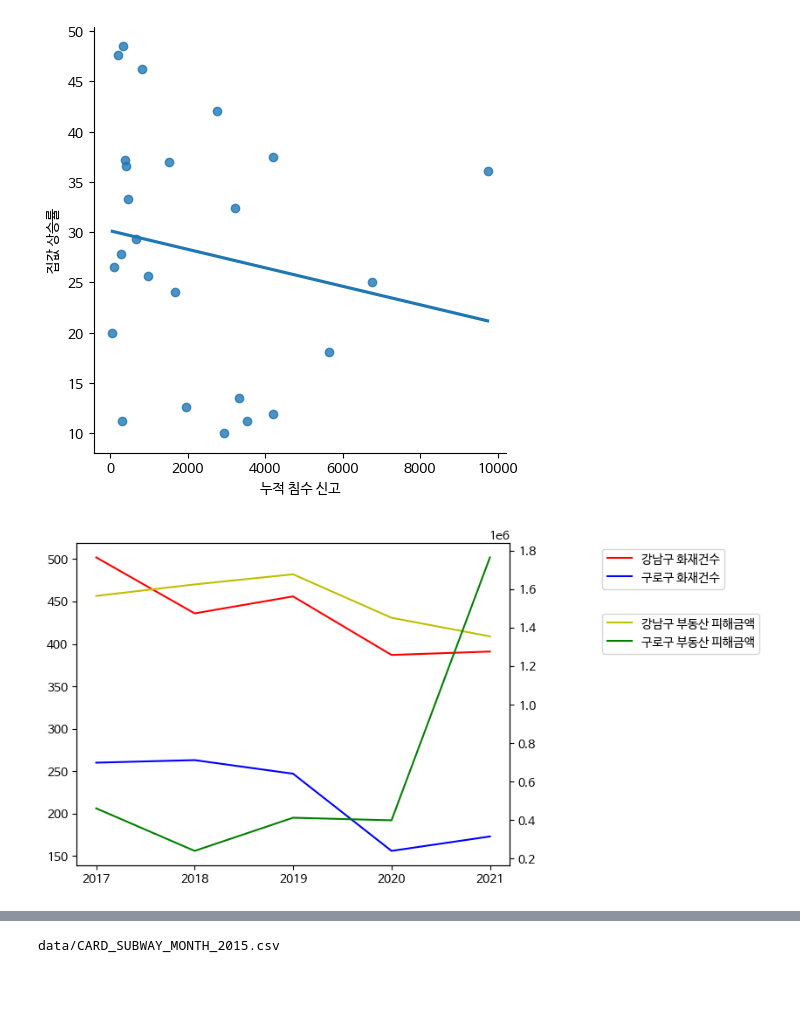
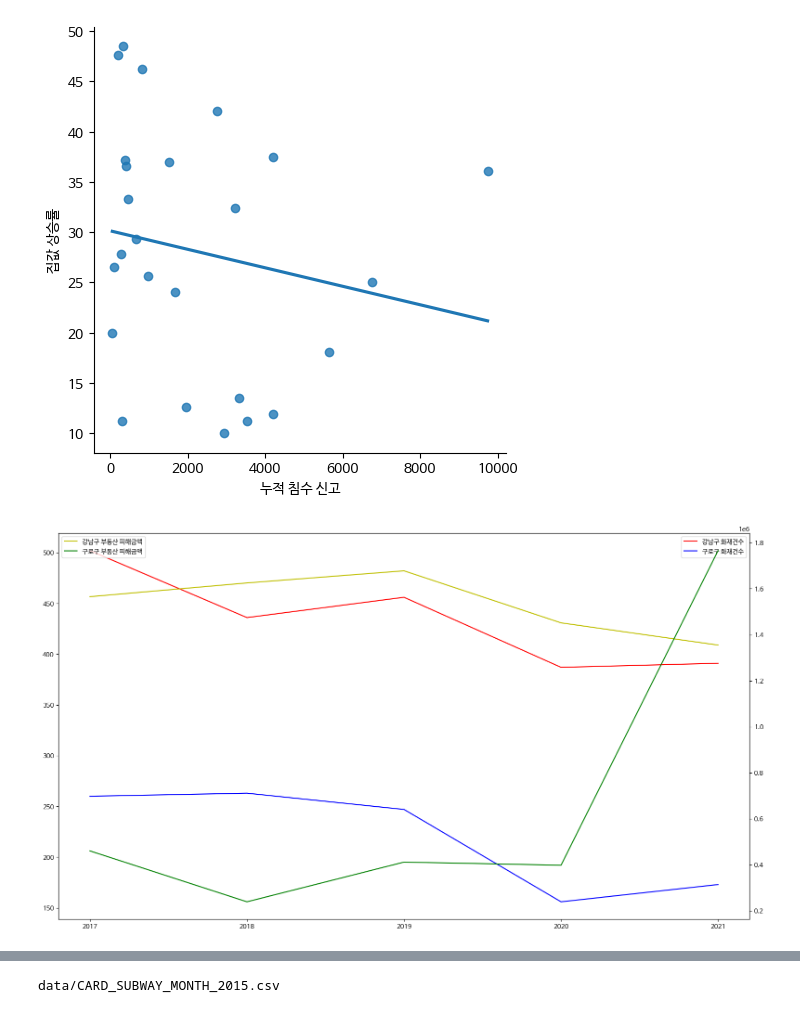
Before and after one commit to cav2280/dcx-1, a Jupyter notebook: main.ipynb, the cells around one changed output, grey strips where cells are left out. Drawn from its saved outputs; the diff is of its cells as text; code cells hidden in the pictures; blank space fills up the shorter version.

```diff
--- a/main.ipynb
+++ b/main.ipynb
@@ -259,6 +265,9 @@ gangnam_jobs=[]
 guro_jobs=[]
 gangnam_house=[]
 guro_house=[]
+dpi = 100
+width = 1920 / dpi
+height = 1080 / dpi
 
 for year in range(2017, 2022):
     gangnampop.append(int(population(year, '강남구')))
@@ -270,7 +279,8 @@ for year in range(2017, 2022):
     gangnam_house.append(float(house_price(year,'강남구')))
     guro_house.append(float(house_price(year,'구로구')))
 
-fig, ax1 = plt.subplots()
+fig, ax1 = plt.subplots(figsize=(width, height), dpi=dpi)
+
 ax2 = ax1.twinx()
 
 ax1.plot(yeardata, gangnampop, label='강남구 인구', color='#FF0000')
@@ -287,8 +297,10 @@ ax2.legend(loc='best')
 ax1.set_ylabel('인구 및 직장인')
 # ax2.set_ylabel('직장 수')
 
-ax1.legend(loc='upper left', bbox_to_anchor=(1.1, 1))
+ax1.legend(loc='best',)
 
 plt.xticks(range(min(yeardata), max(yeardata)+1, 1))
-plt.show()
+
+fig.savefig('graph/pop_and_jobs_with_houseprice.png',bbox_inches='tight')
+# plt.show()
 # %% [output]
@@ -386,36 +402,37 @@ p-value: 0.3800135160882236
 # %%
 def fire_count(year,locate):
     df=pd.read_csv(r'data/화재발생+현황_20230710145224.csv',index_col='동별(2)')
     df.drop(columns='동별(1)',inplace=True)
     tmp=df[str(year)][str(locate)]
     return tmp
 
 fire_count_gangnam=[]
 fire_count_guro=[]
 fire_price_gangnam=[]
 fire_price_guro=[]
 
 for year in range(2017,2022,1):
     fire_count_gangnam.append(int(fire_count(year,'강남구')))
     fire_count_guro.append(int(fire_count(year,'구로구')))
     fire_price_gangnam.append(int(fire_price(year,'강남구')))
     fire_price_guro.append(int(fire_price(year,'구로구')))
 
-fig, ax1 = plt.subplots()
+fig, ax1 = plt.subplots(figsize=(width, height), dpi=dpi)
 ax2 = ax1.twinx()
 
 ax1.plot(yeardata,fire_count_gangnam,label='강남구 화재건수',color='r')
 ax1.plot(yeardata,fire_count_guro,label='구로구 화재건수',color='b')
 
 ax2.plot(yeardata,fire_price_gangnam,label='강남구 부동산 피해금액',color='y')
 ax2.plot(yeardata,fire_price_guro,label='구로구 부동산 피해금액',color='g')
 plt.xticks(range(min(yeardata), max(yeardata)+1, 1))
 
-ax1.legend(loc='upper left', bbox_to_anchor=(1.2, 1))
-ax2.legend(loc='upper left', bbox_to_anchor=(1.2, 0.8))
+ax1.legend(loc='best')
+ax2.legend(loc='best')
 
+fig.savefig('graph/fire_total.png',bbox_inches='tight')
 plt.show()
 # %% [output]
-[figure, old version]
+[figure, new version]
 # %%
 
```
Also changed, not shown: parts of 10 cells of this notebook, 1 other file.
